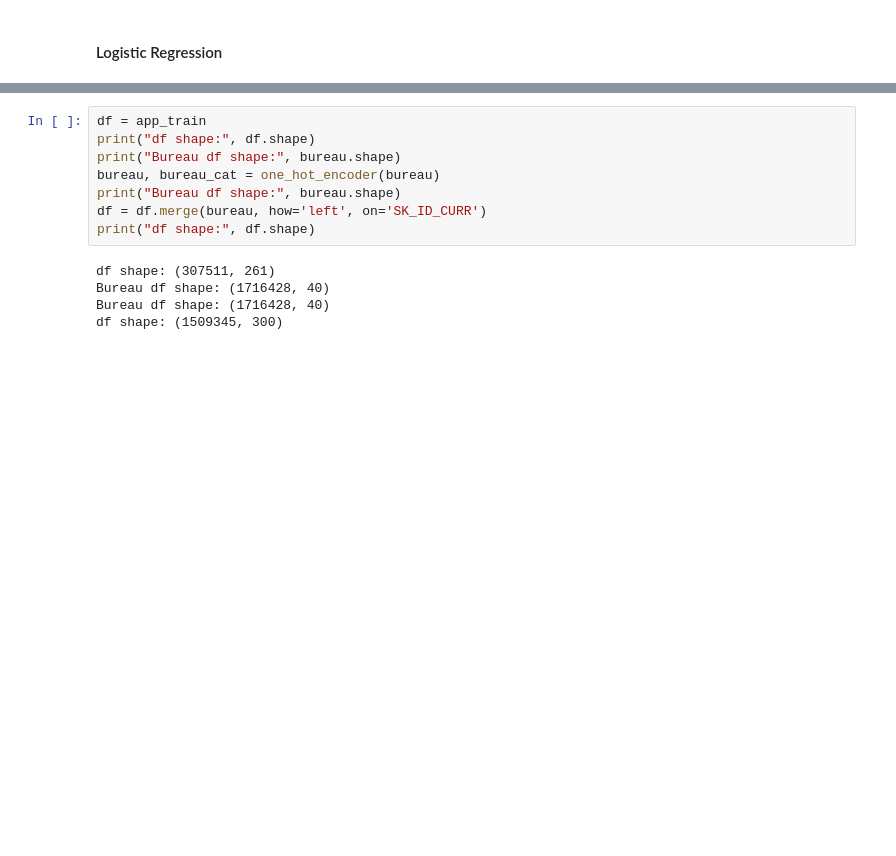
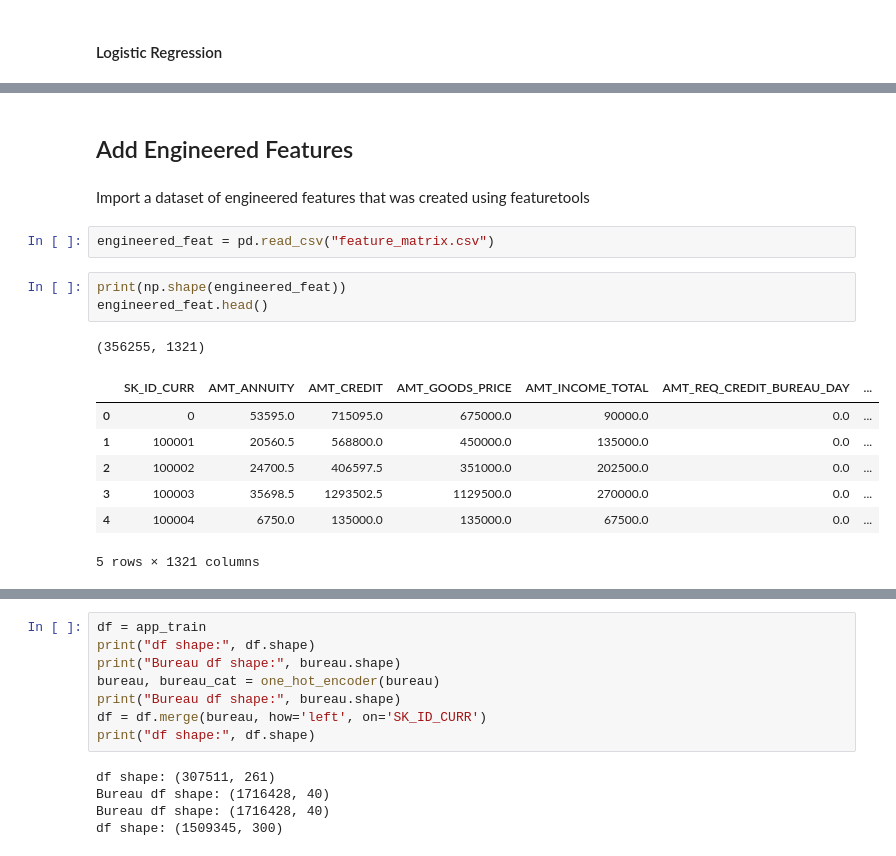
Before and after one commit to MikeCruickshank/HomeCredit_Project, a Jupyter notebook: CMPE351_Project_Notebook.ipynb, the cells around one changed output, grey strips where cells are left out. Drawn from its saved outputs; the diff is of its cells as text; blank space fills up the shorter version.

```diff
--- a/CMPE351_Project_Notebook.ipynb
+++ b/CMPE351_Project_Notebook.ipynb
@@ -312,0 +384,18 @@ FN: 4900
+# %% [markdown]
+## Add Engineered Features
+# %% [markdown]
+Import a dataset of engineered features that was created using featuretools
+# %%
+engineered_feat = pd.read_csv("feature_matrix.csv")
+# %%
+print(np.shape(engineered_feat))
+engineered_feat.head()
+# %% [output]
+(356255, 1321)
+|  | SK_ID_CURR | AMT_ANNUITY | AMT_CREDIT | AMT_GOODS_PRICE | AMT_INCOME_TOTAL | AMT_REQ_CREDIT_BUREAU_DAY | ... |
+| 0 | 0 | 53595.0 | 715095.0 | 675000.0 | 90000.0 | 0.0 | ... |
+| 1 | 100001 | 20560.5 | 568800.0 | 450000.0 | 135000.0 | 0.0 | ... |
+| 2 | 100002 | 24700.5 | 406597.5 | 351000.0 | 202500.0 | 0.0 | ... |
+| 3 | 100003 | 35698.5 | 1293502.5 | 1129500.0 | 270000.0 | 0.0 | ... |
+| 4 | 100004 | 6750.0 | 135000.0 | 135000.0 | 67500.0 | 0.0 | ... |
+5 rows × 1321 columns
```
Also changed, not shown: parts of 48 cells of this notebook.
